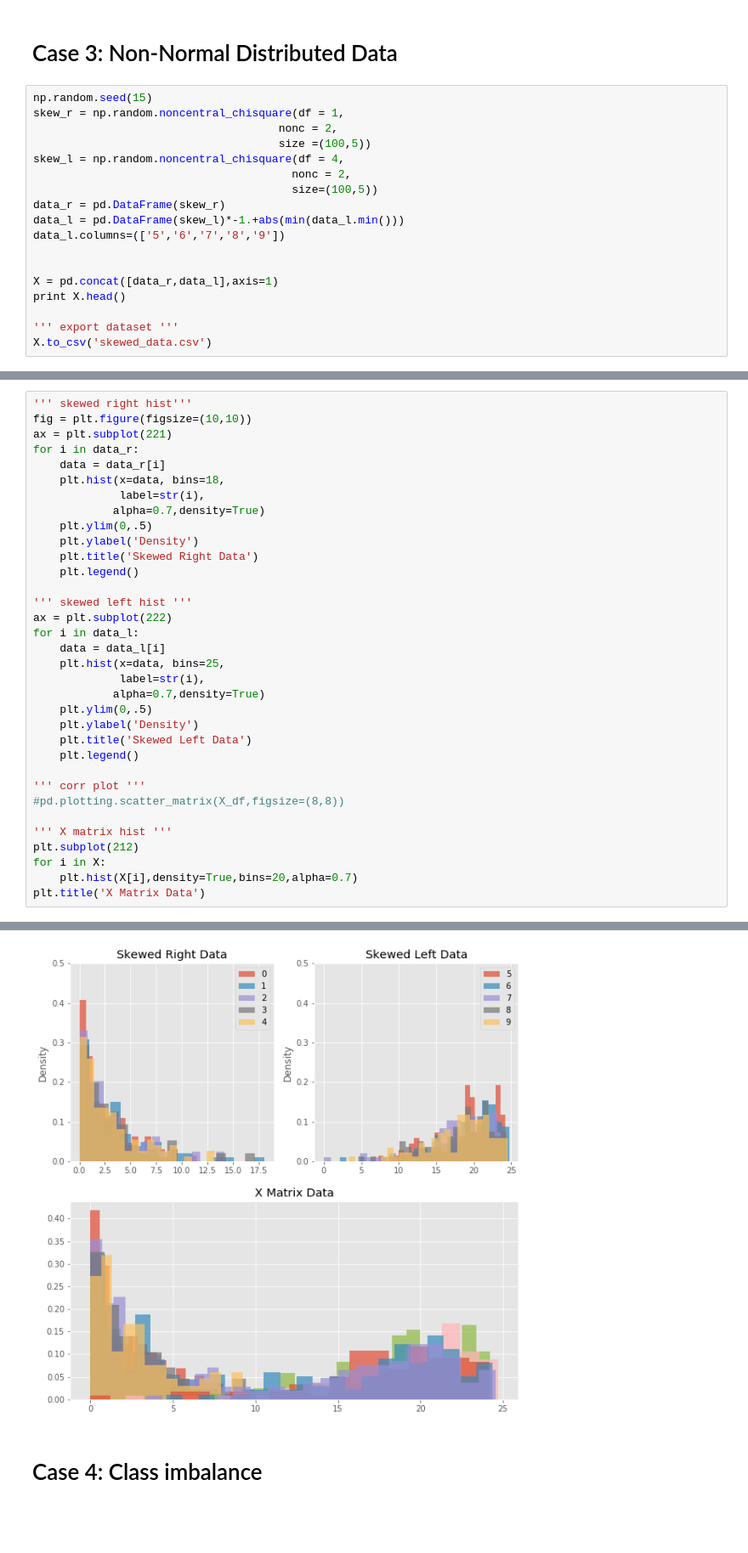
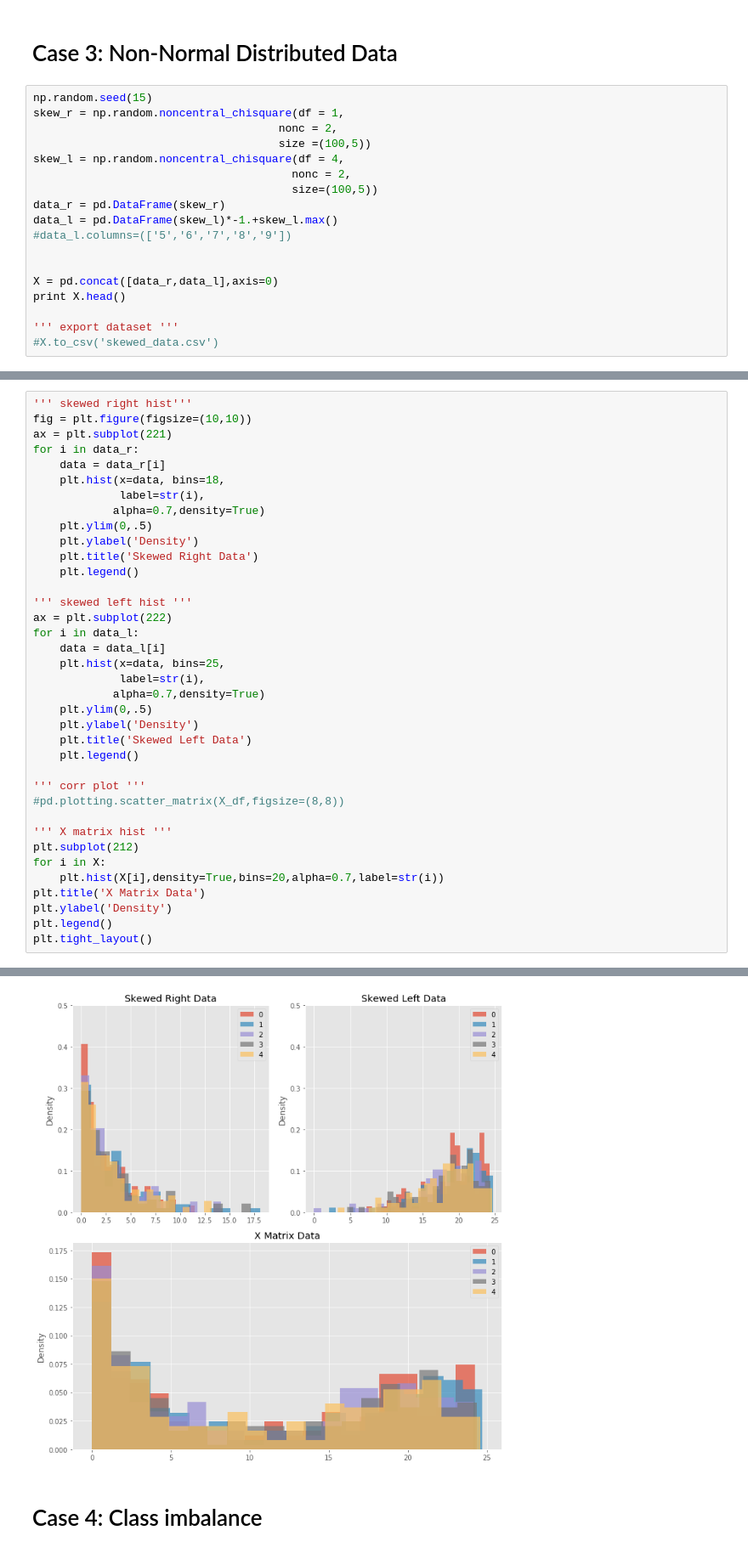
Before and after one commit to areichel90/DS5220-NaiveBayes, a Jupyter notebook: Dataset_Gen.ipynb, the cells around one changed output, grey strips where cells are left out. Shown at 85% size. Cells and saved outputs as stored; diff of their text form; blank space fills up the shorter version.

Commit message:
'gathering' skewed data into 5 features; saving datagen notebook

```diff
--- a/Dataset_Gen.ipynb
+++ b/Dataset_Gen.ipynb
@@ -210,13 +212,13 @@ skew_l = np.random.noncentral_chisquare(df = 4,
                                        nonc = 2,
                                        size=(100,5))
 data_r = pd.DataFrame(skew_r)
-data_l = pd.DataFrame(skew_l)*-1.+abs(min(data_l.min()))
-data_l.columns=(['5','6','7','8','9'])
+data_l = pd.DataFrame(skew_l)*-1.+skew_l.max()
+#data_l.columns=(['5','6','7','8','9'])
 
 
-X = pd.concat([data_r,data_l],axis=1)
+X = pd.concat([data_r,data_l],axis=0)
 print X.head()
 
 ''' export dataset '''
-X.to_csv('skewed_data.csv')
+#X.to_csv('skewed_data.csv')
 # %% [output]
@@ -265,6 +261,9 @@ for i in data_l:
 ''' X matrix hist '''
 plt.subplot(212)
 for i in X:
-    plt.hist(X[i],density=True,bins=20,alpha=0.7)
+    plt.hist(X[i],density=True,bins=20,alpha=0.7,label=str(i))
 plt.title('X Matrix Data')
+plt.ylabel('Density')
+plt.legend()
+plt.tight_layout()
 # %% [output]
@@ -272,4 +270,4 @@ Text(0.5,1,'X Matrix Data')
-[figure, old version]
+[figure, new version]
 # %% [markdown]
 # Case 4: Class imbalance
 # %%
```
Also changed, not shown: parts of 6 cells of this notebook, 1 other file.
